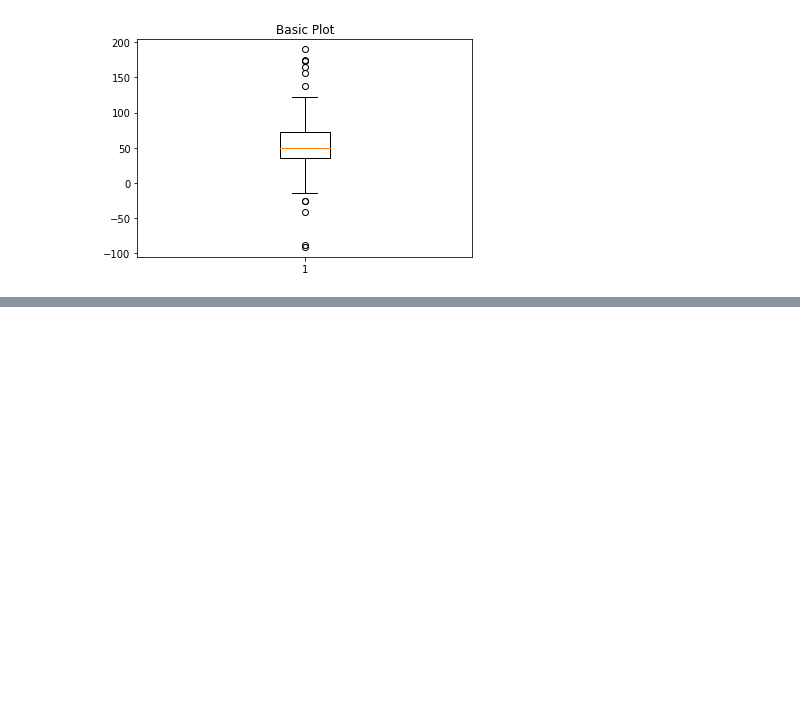
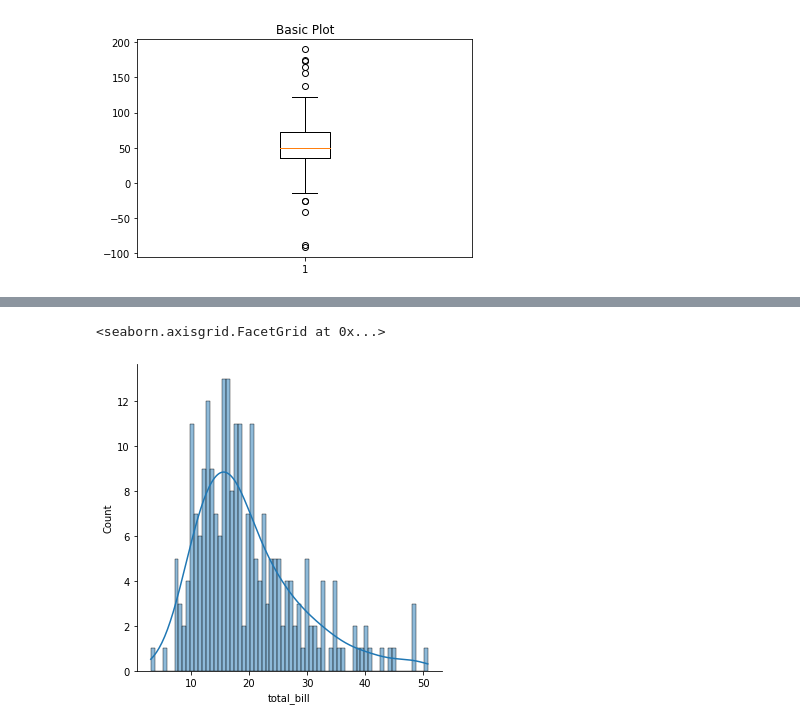
Before and after one commit to augasauruss/Python_mokymai, a Jupyter notebook: 1_paskaita.ipynb/9_paskaita.ipynb, the cells around one changed output, grey strips where cells are left out. Cells and saved outputs as stored; diff of their text form; code cells hidden in the pictures; blank space fills up the shorter version.

```diff
--- a/1_paskaita.ipynb/9_paskaita.ipynb
+++ b/1_paskaita.ipynb/9_paskaita.ipynb
@@ -48,0 +99,5 @@ ax1.boxplot(data)
+# %%
+sns.displot(data=tips, x='total_bill', bins = 70, kde=True)
+# %% [output]
+<seaborn.axisgrid.FacetGrid at 0x...>
+[figure, added]
```
Also changed, not shown: parts of 28 cells of this notebook.
